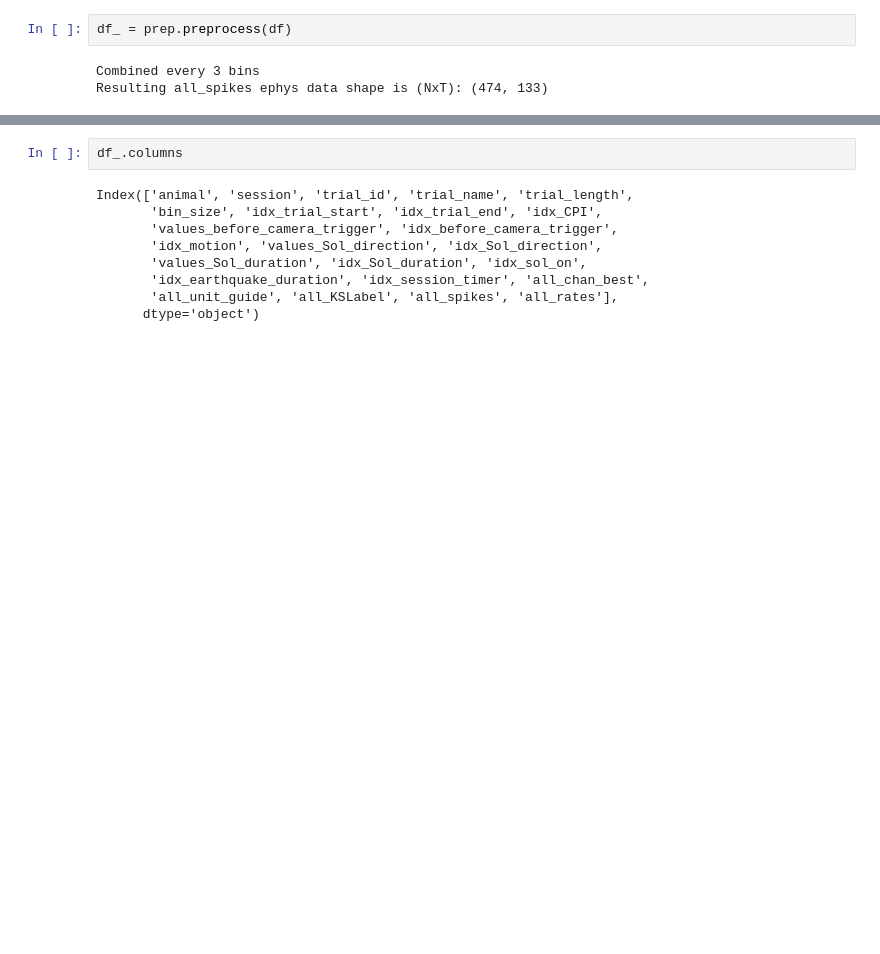
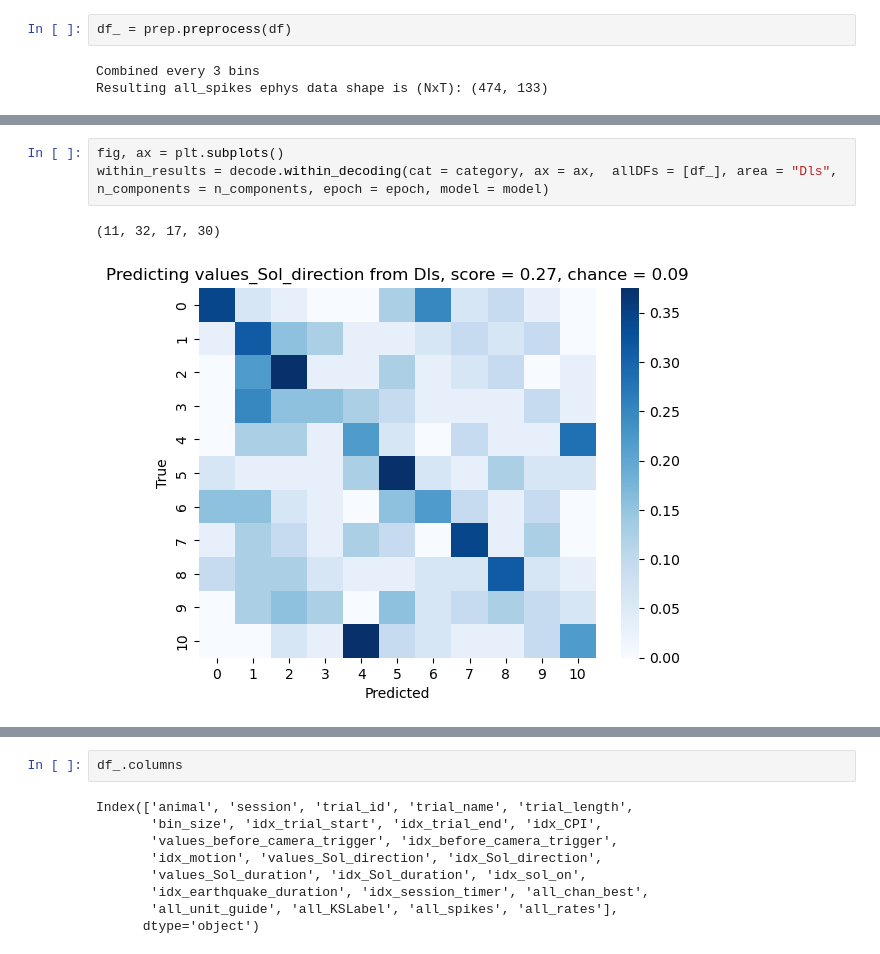
Before and after one commit to martinesparza/earthquake-analysis, a Jupyter notebook: notebooks/M044_2024_12_04_09_30_ioana.ipynb, the cells around one changed output, grey strips where cells are left out. Drawn from its saved outputs; the diff is of its cells as text; blank space fills up the shorter version.

```diff
--- a/notebooks/M044_2024_12_04_09_30_ioana.ipynb
+++ b/notebooks/M044_2024_12_04_09_30_ioana.ipynb
@@ -43,0 +73,6 @@ Resulting all_spikes ephys data shape is (NxT): (474, 133)
+# %%
+fig, ax = plt.subplots()
+within_results = decode.within_decoding(cat = category, ax = ax,  allDFs = [df_], area = "Dls", n_components = n_components, epoch = epoch, model = model)
+# %% [output]
+(11, 32, 17, 30)
+[figure, added]
```
Also changed, not shown: parts of 18 cells of this notebook, 2 other files.
